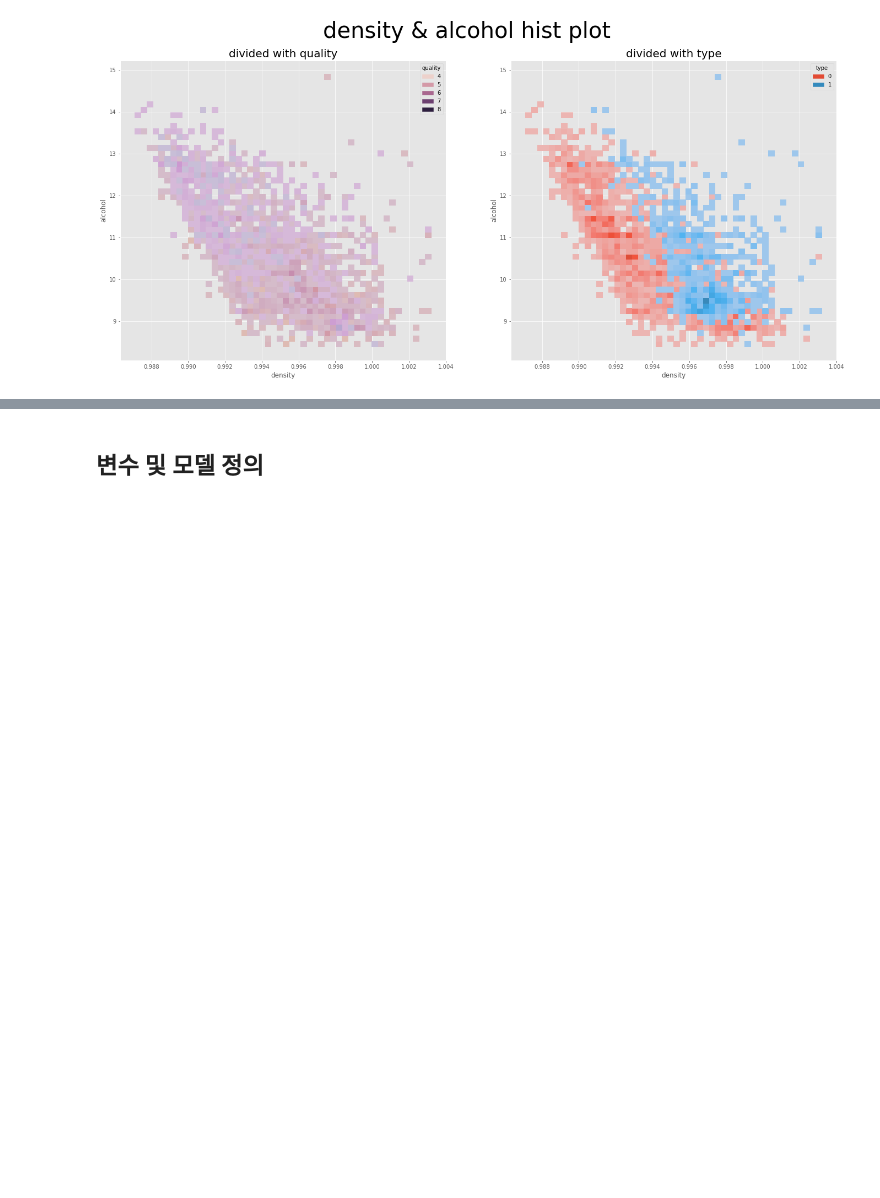
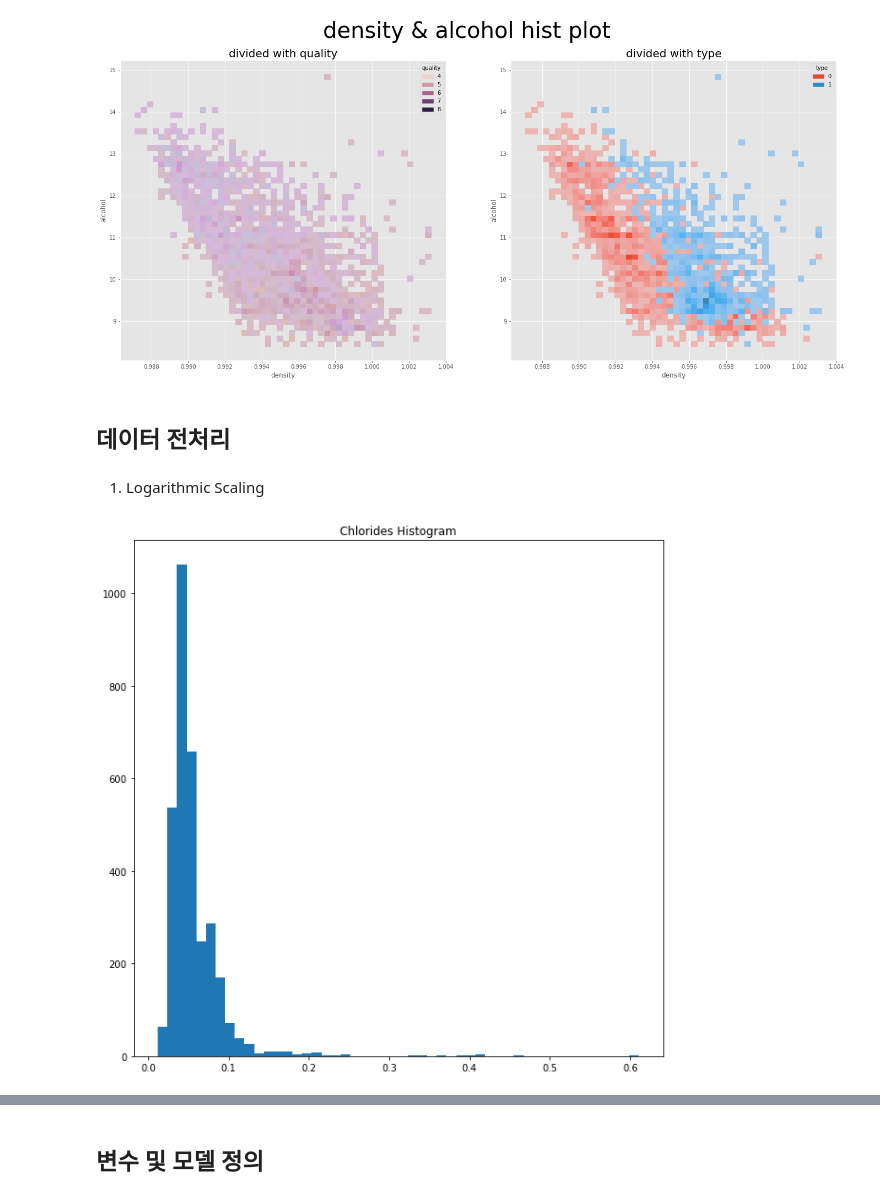
Before and after one commit to JJungEEun/dacon, a Jupyter notebook: 와인 품질 분류 경진대회/와인 품질 분류 .ipynb, the cells around one changed output, grey strips where cells are left out. Saved outputs shown, nothing was run; the diff lists cells and outputs as text; code cells hidden in the pictures; blank space fills up the shorter version.

```diff
--- a/와인 품질 분류 경진대회/와인 품질 분류 .ipynb
+++ b/와인 품질 분류 경진대회/와인 품질 분류 .ipynb
@@ -221,0 +217,14 @@ plt.show()
+# %% [markdown]
+## 데이터 전처리
+# %% [markdown]
+01) Logarithmic Scaling
+# %%
+#가장 이상치가 많았던 chlorieds 살펴보자
+plt.figure(figsize=(10,10))
+plt.hist(train['chlorides'], bins=50)
+plt.title('Chlorides Histogram')
+plt.show()
+
+#왼쪽으로 매우 치우친 모양 -> logarithm scaling을 사용하면 효과적임
+# %% [output]
+[figure, added]
```
Also changed, not shown: parts of 66 cells of this notebook.
